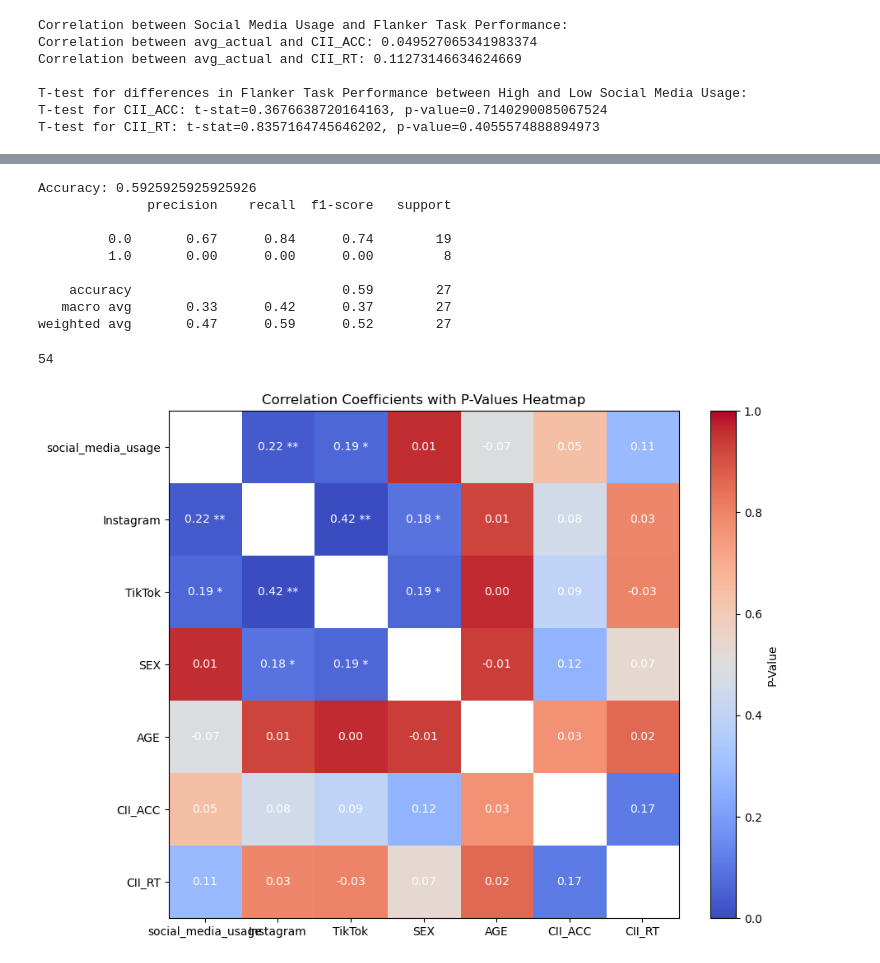
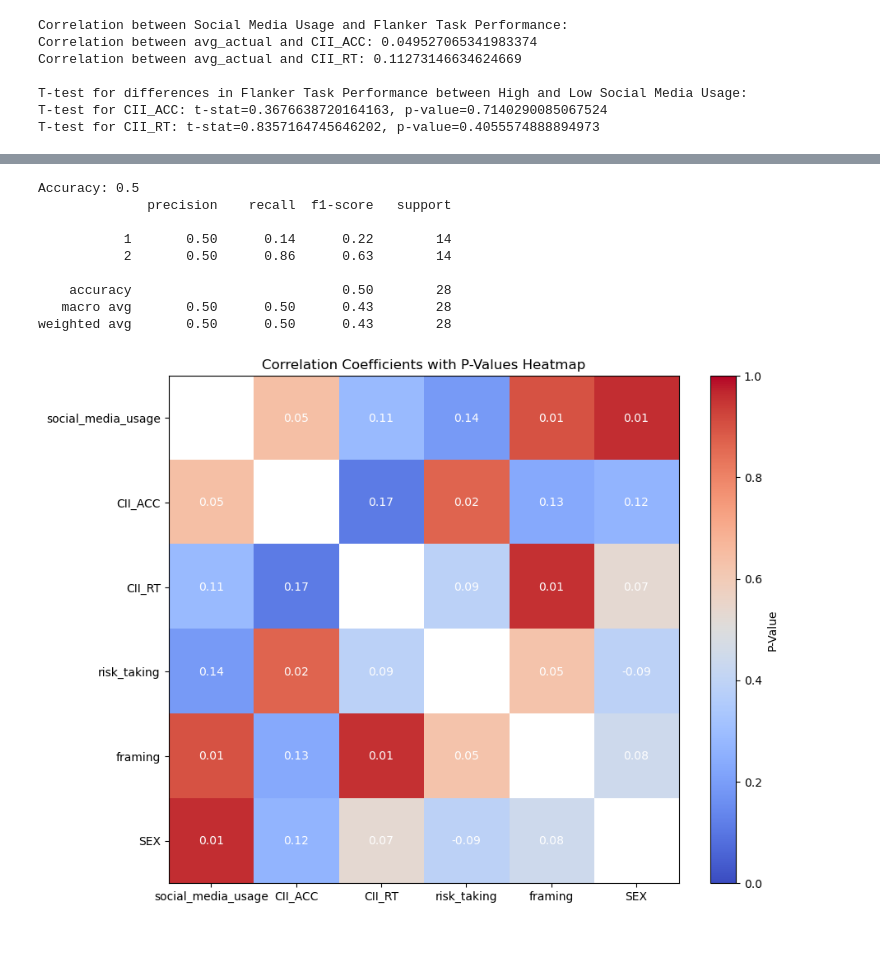
Before and after one commit to MBrigita/the-influence-of-social-media-on-cognitive-control-and-risk-taking, a Jupyter notebook: analysis_joined.ipynb, the cells around one changed output, grey strips where cells are left out. Saved outputs shown, nothing was run; the diff lists cells and outputs as text; code cells hidden in the pictures.

Commit message:
more regressions

```diff
--- a/analysis_joined.ipynb
+++ b/analysis_joined.ipynb
@@ -199,3 +309,20 @@ SEX                 -0.2289      0.520     -0.440      0.660      -1.249       0
 AGE                  0.2697      0.214      1.262      0.207      -0.149       0.688
 CII_RT              -3.1111      3.701     -0.841      0.401     -10.364       4.142
 ====================================================================================
+# %%
+import pandas as pd
+import numpy as np
+import statsmodels.api as sm
+from statsmodels.miscmodels.ordinal_model import OrderedModel
+
+# Prepare data for ordinal logistic regression
+df['social_media_group'] = df['social_media_group'].astype('category').cat.codes
+X = df[['social_media_group', 'SEX','CII_RT']]
+y = df['risk_taking']
+
+# Fit the ordinal logistic regression model
+model = OrderedModel(y, X, distr='logit')
+result = model.fit(method='bfgs')
+
+# Display the summary
+print(result.summary())
@@ -250,8 +395,8 @@ from sklearn.model_selection import train_test_split
 from sklearn.metrics import accuracy_score, classification_report
 
 # Random Forest Example for binary outcome
-X = df[['CII_ACC','CII_RT','SEX','AGE']]
-y = df['Q2']
+X = df[['CII_ACC','CII_RT','SEX','AGE','social_media_group']]
+y = df['risk_taking']
 
 X_train, X_test, y_train, y_test = train_test_split(X, y, test_size=0.3, random_state=42)
 
@@ -263,15 +408,15 @@ y_pred = rf_model.predict(X_test)
 print("Accuracy:", accuracy_score(y_test, y_pred))
 print(classification_report(y_test, y_pred))
 # %% [output]
-Accuracy: 0.5925925925925926
+Accuracy: 0.5
               precision    recall  f1-score   support
 
-         0.0       0.67      0.84      0.74        19
-         1.0       0.00      0.00      0.00         8
+           1       0.50      0.14      0.22        14
+           2       0.50      0.86      0.63        14
 
-    accuracy                           0.59        27
-   macro avg       0.33      0.42      0.37        27
-weighted avg       0.47      0.59      0.52        27
+    accuracy                           0.50        28
+   macro avg       0.50      0.50      0.43        28
+weighted avg       0.50      0.50      0.43        28
 # %%
 # transforming risk taking outcomes into just one variable for lotteries, to see if we find some siginifcant resutls
 # Create a risk-taking variable
@@ -301,12 +446,21 @@ def classify_framing(row):
 
 df['framing'] = df.apply(classify_framing, axis=1)
 sum(df['framing'])
+
+# Create the new variable
+def categorize_usage(minutes):
+    if minutes <= 190: #190,150
+        return 0
+    elif minutes <= 270: #270
+        return 1
+    else:
+        return 2
+
+df['social_media_group'] = df['time spend on all social media apps actual'].apply(categorize_usage)
-# %% [output]
-54
 # %%
 #survey.rename(columns={'time spend on all social media apps actual': 'social_media_usage','Instagram actual':'Instagram','TikTok actual':'TikTok'}, inplace=True)
 df.rename(columns={'time spend on all social media apps actual': 'social_media_usage','Instagram actual':'Instagram','TikTok actual':'TikTok'}, inplace=True)
-columns = ['social_media_usage','Instagram','TikTok' ,'SEX','AGE','CII_ACC','CII_RT']
+columns = ['social_media_usage','CII_ACC','CII_RT','risk_taking','framing','SEX']
 n = len(columns)
 
 # Create matrices to store correlation coefficients and p-values
@@ -341,31 +495,31 @@ norm = plt.Normalize(vmin=0, vmax=1)
 
 # Create the heatmap
 heatmap = ax.imshow(p_value_matrix, cmap=cmap, norm=norm, aspect='auto')
 
 # Annotate with correlation coefficients and significance stars
 for i in range(n):
     for j in range(n):
         if not np.isnan(correlation_matrix[i, j]):
             value = correlation_matrix[i, j]
             p_value = p_value_matrix[i, j]
             annotation = f'{value:.2f}'
             if p_value < 0.05:
                 annotation += ' **'
             elif p_value < 0.1:
                 annotation += ' *'
             ax.text(j, i, annotation,
                     ha='center', va='center', color='white')
 
 # Add color bar and labels
 cbar = plt.colorbar(heatmap, ax=ax, orientation='vertical')
 cbar.set_label('P-Value')
 
 ax.set_xticks(range(n))
 ax.set_yticks(range(n))
 ax.set_xticklabels(columns)
 ax.set_yticklabels(columns)
 ax.set_title('Correlation Coefficients with P-Values Heatmap')
 
 plt.show()
 # %% [output]
-[figure, old version]
+[figure, new version]
```
Also changed, not shown: parts of 11 cells of this notebook, 41 other files.
